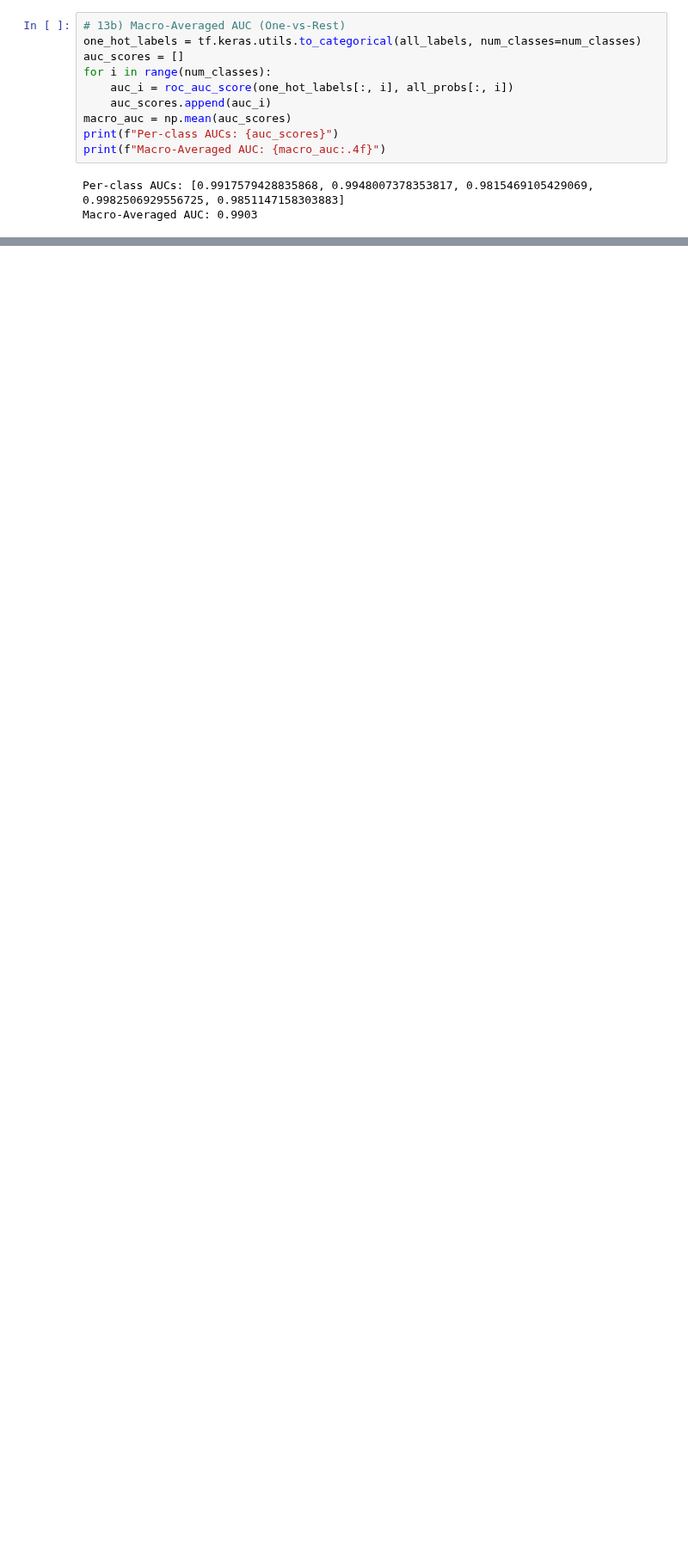
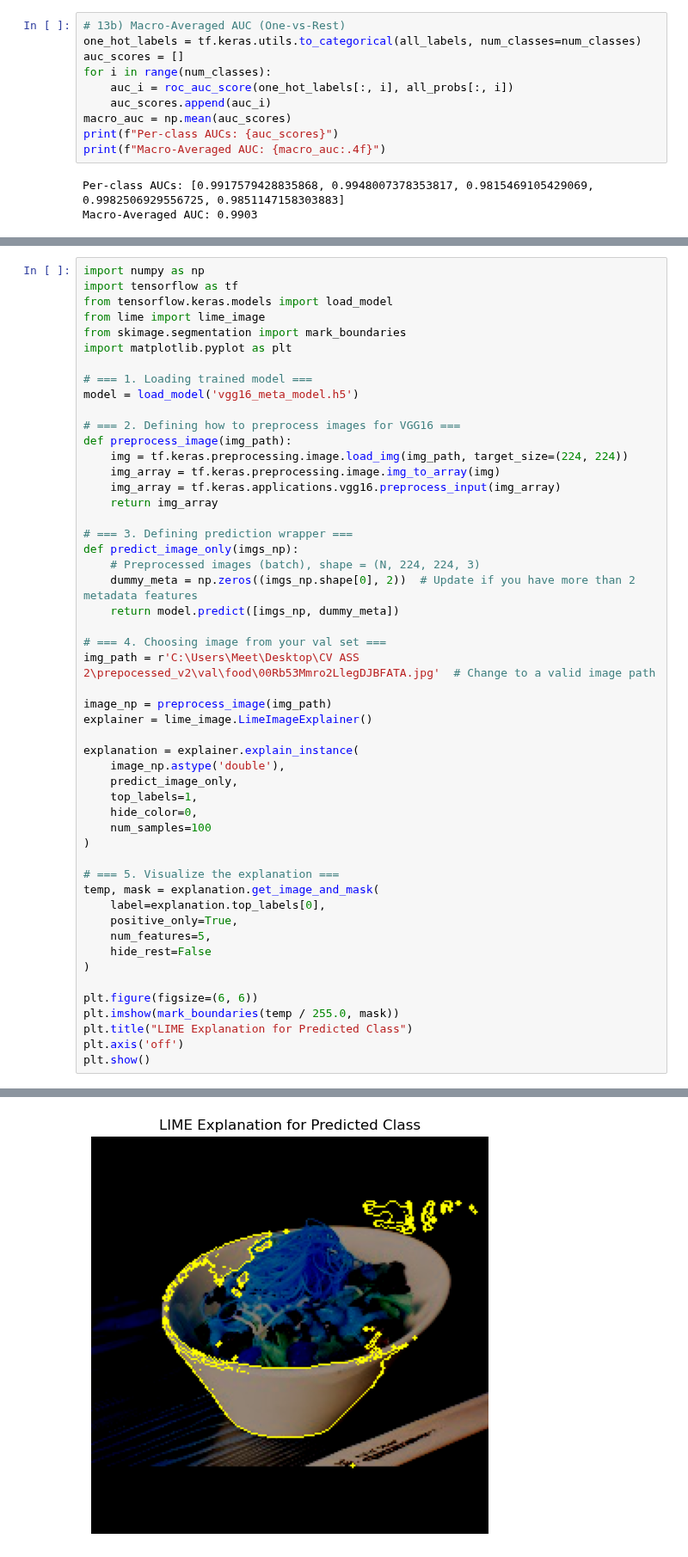
Before and after one commit to LCIT-AISC-T3-S25/Group3, a Jupyter notebook: AISC2008_CV Assignment 1.ipynb, the cells around one changed output, grey strips where cells are left out. Shown at 86% size. Saved outputs shown, nothing was run; the diff lists cells and outputs as text; blank space fills up the shorter version.

Commit message:
Lime/Shap Added for VGG16

```diff
--- a/AISC2008_CV Assignment 1.ipynb
+++ b/AISC2008_CV Assignment 1.ipynb
@@ -1181,0 +1205,52 @@ plt.show()
+# %%
+import numpy as np
+import tensorflow as tf
+from tensorflow.keras.models import load_model
+from lime import lime_image
+from skimage.segmentation import mark_boundaries
+import matplotlib.pyplot as plt
+
+# === 1. Loading trained model ===
+model = load_model('vgg16_meta_model.h5')
+
+# === 2. Defining how to preprocess images for VGG16 ===
+def preprocess_image(img_path):
+    img = tf.keras.preprocessing.image.load_img(img_path, target_size=(224, 224))
+    img_array = tf.keras.preprocessing.image.img_to_array(img)
+    img_array = tf.keras.applications.vgg16.preprocess_input(img_array)
+    return img_array
+
+# === 3. Defining prediction wrapper ===
+def predict_image_only(imgs_np):
+    # Preprocessed images (batch), shape = (N, 224, 224, 3)
+    dummy_meta = np.zeros((imgs_np.shape[0], 2))  # Update if you have more than 2 metadata features
+    return model.predict([imgs_np, dummy_meta])
+
+# === 4. Choosing image from your val set ===
+img_path = r'C:\Users\Meet\Desktop\CV ASS 2\prepocessed_v2\val\food\00Rb53Mmro2LlegDJBFATA.jpg'  # Change to a valid image path
+
+image_np = preprocess_image(img_path)
+explainer = lime_image.LimeImageExplainer()
+
+explanation = explainer.explain_instance(
+    image_np.astype('double'),
+    predict_image_only,
+    top_labels=1,
+    hide_color=0,
+    num_samples=100
+)
+
+# === 5. Visualize the explanation ===
+temp, mask = explanation.get_image_and_mask(
+    label=explanation.top_labels[0],
+    positive_only=True,
+    num_features=5,
+    hide_rest=False
+)
+
+plt.figure(figsize=(6, 6))
+plt.imshow(mark_boundaries(temp / 255.0, mask))
+plt.title("LIME Explanation for Predicted Class")
+plt.axis('off')
+plt.show()
+# %% [output]
@@ -1181,0 +1268 @@ plt.show()
+[figure, added]
```
Also changed, not shown: parts of 15 cells of this notebook.
